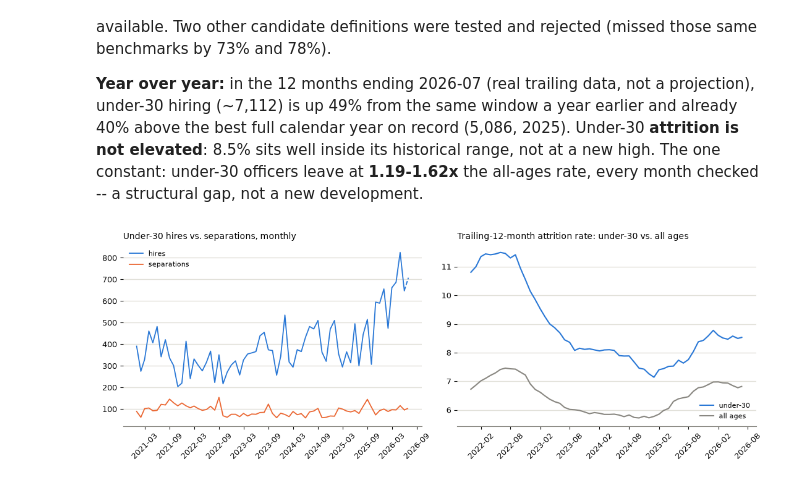
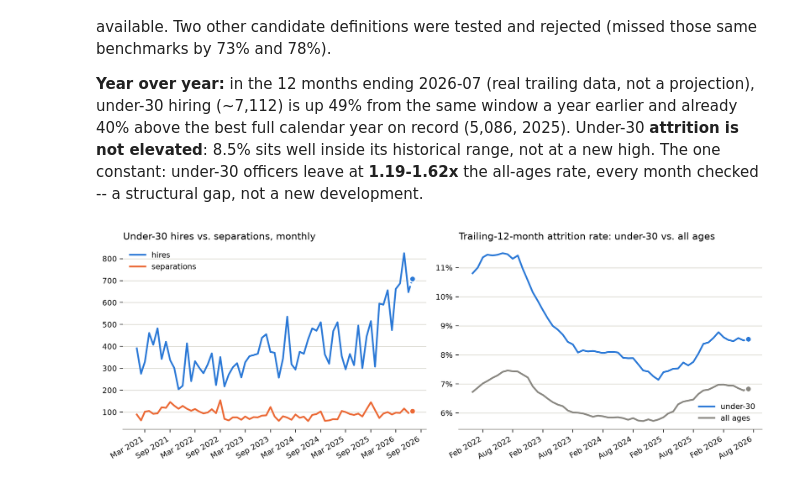
Before and after one commit to abigailhaddad/fleo-under30, a Jupyter notebook: fleo_under30_onepager.ipynb, the cells around one changed output. Drawn from its saved outputs; the diff is of its cells as text; code cells hidden in the pictures.

```diff
--- a/fleo_under30_onepager.ipynb
+++ b/fleo_under30_onepager.ipynb
@@ -17,6 +17,7 @@ import duckdb
 import pandas as pd
 import matplotlib.pyplot as plt
 import matplotlib.dates as mdates
+import matplotlib.ticker as mticker
 from IPython.display import display, Markdown
 
 from headline import compute_headline, VALIDATED_METHOD, PROVISIONAL_MONTH_FMT, PROVISIONAL_MONTH, as_dt_index
@@ -25,6 +26,8 @@ con = duckdb.connect()
 con.execute("SET enable_progress_bar=false;")
 
 SERIES_COLOR, SERIES2_COLOR, MUTED = "#2a78d6", "#eb6834", "#898781"
+
+plt.rcParams["figure.dpi"] = 200  # crisper export
 
 def style_ax(ax, ylabel=None):
     ax.spines[["top", "right", "left"]].set_visible(False)
@@ -91,34 +94,43 @@ historical range, not at a new high. The one constant: under-30 officers leave a
 new development.
 # %%
 # Real monthly data throughout -- no annual bucketing, no partial-year projection.
+def end_dot(ax, x, y, color):
+    ax.plot(x[-1], y[-1], "o", ms=7, color=color, markeredgecolor="white", markeredgewidth=1.5, zorder=5)
+
 fig, axes = plt.subplots(1, 2, figsize=(11, 4))
 
 hires_dt, seps_dt = as_dt_index(hires_m), as_dt_index(seps_m)
-axes[0].plot(hires_dt.index[:-1], hires_dt.values[:-1], color=SERIES_COLOR, linewidth=1.3, label="hires")
-axes[0].plot(hires_dt.index[-2:], hires_dt.values[-2:], color=SERIES_COLOR, linewidth=1.3, linestyle="--")
-axes[0].plot(seps_dt.index[:-1], seps_dt.values[:-1], color=SERIES2_COLOR, linewidth=1.3, label="separations")
-axes[0].plot(seps_dt.index[-2:], seps_dt.values[-2:], color=SERIES2_COLOR, linewidth=1.3, linestyle="--")
-axes[0].set_title("Under-30 hires vs. separations, monthly", fontsize=10, loc="left")
-axes[0].legend(frameon=False, fontsize=8, loc="upper left")
+axes[0].plot(hires_dt.index[:-1], hires_dt.values[:-1], color=SERIES_COLOR, linewidth=2, label="hires")
+axes[0].plot(hires_dt.index[-2:], hires_dt.values[-2:], color=SERIES_COLOR, linewidth=2, linestyle="--")
+axes[0].plot(seps_dt.index[:-1], seps_dt.values[:-1], color=SERIES2_COLOR, linewidth=2, label="separations")
+axes[0].plot(seps_dt.index[-2:], seps_dt.values[-2:], color=SERIES2_COLOR, linewidth=2, linestyle="--")
+end_dot(axes[0], hires_dt.index, hires_dt.values, SERIES_COLOR)
+end_dot(axes[0], seps_dt.index, seps_dt.values, SERIES2_COLOR)
+axes[0].set_title("Under-30 hires vs. separations, monthly", fontsize=11, loc="left")
+axes[0].legend(frameon=False, fontsize=9, loc="upper left")
 
 attr_dt, allage_dt = as_dt_index(attr_rate_ttm), as_dt_index(allage_attr_rate_ttm)
-axes[1].plot(attr_dt.index[:-1], attr_dt.values[:-1], color=SERIES_COLOR, linewidth=1.5, label="under-30")
-axes[1].plot(attr_dt.index[-2:], attr_dt.values[-2:], color=SERIES_COLOR, linewidth=1.5, linestyle="--")
-axes[1].plot(allage_dt.index[:-1], allage_dt.values[:-1], color=MUTED, linewidth=1.5, label="all ages")
-axes[1].plot(allage_dt.index[-2:], allage_dt.values[-2:], color=MUTED, linewidth=1.5, linestyle="--")
-axes[1].set_title("Trailing-12-month attrition rate: under-30 vs. all ages", fontsize=10, loc="left")
-axes[1].legend(frameon=False, fontsize=8, loc="lower right")
+axes[1].plot(attr_dt.index[:-1], attr_dt.values[:-1], color=SERIES_COLOR, linewidth=2, label="under-30")
+axes[1].plot(attr_dt.index[-2:], attr_dt.values[-2:], color=SERIES_COLOR, linewidth=2, linestyle="--")
+axes[1].plot(allage_dt.index[:-1], allage_dt.values[:-1], color=MUTED, linewidth=2, label="all ages")
+axes[1].plot(allage_dt.index[-2:], allage_dt.values[-2:], color=MUTED, linewidth=2, linestyle="--")
+end_dot(axes[1], attr_dt.index, attr_dt.values, SERIES_COLOR)
+end_dot(axes[1], allage_dt.index, allage_dt.values, MUTED)
+axes[1].set_title("Trailing-12-month attrition rate: under-30 vs. all ages", fontsize=11, loc="left")
+axes[1].legend(frameon=False, fontsize=9, loc="lower right")
 
 for ax in axes:
     ax.xaxis.set_major_locator(mdates.MonthLocator(interval=6))
-    ax.xaxis.set_major_formatter(mdates.DateFormatter("%Y-%m"))
+    ax.xaxis.set_major_formatter(mdates.DateFormatter("%b %Y"))
     style_ax(ax)
     for lbl in ax.get_xticklabels():
-        lbl.set_rotation(45)
+        lbl.set_rotation(30)
+        lbl.set_ha("right")
+axes[1].yaxis.set_major_formatter(mticker.FuncFormatter(lambda v, _: f"{v:.0f}%"))  # after style_ax
 plt.tight_layout()
 plt.show()
 # %% [output]
-[figure, old version]
+[figure, new version]
 # %%
 import datetime
 
```
Also changed, not shown: parts of 1 cell of this notebook, 3 other files.
